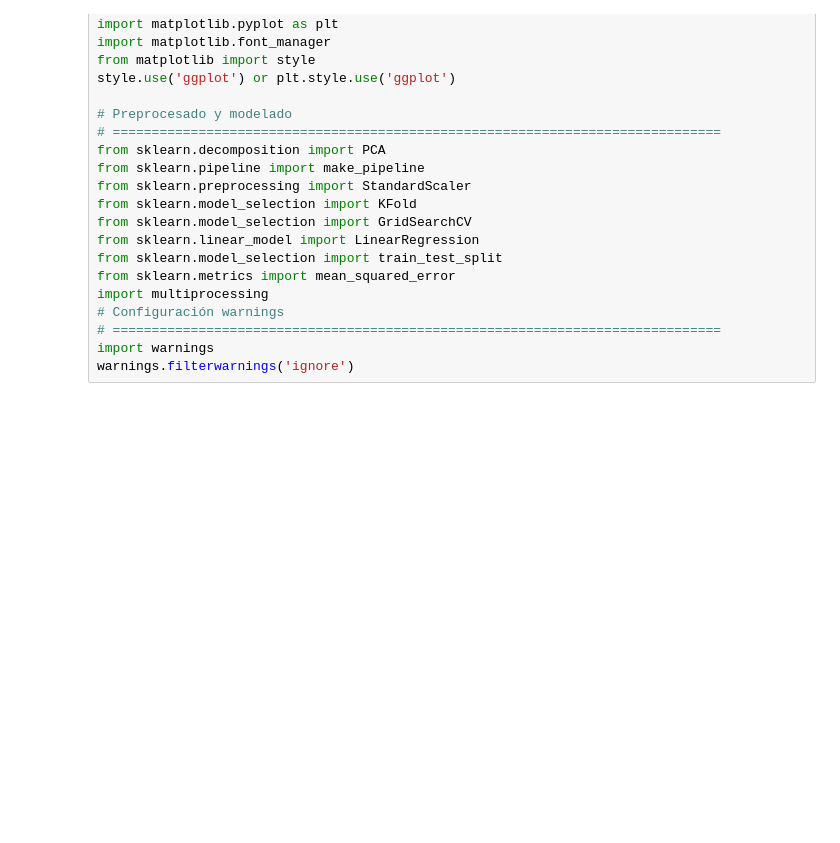
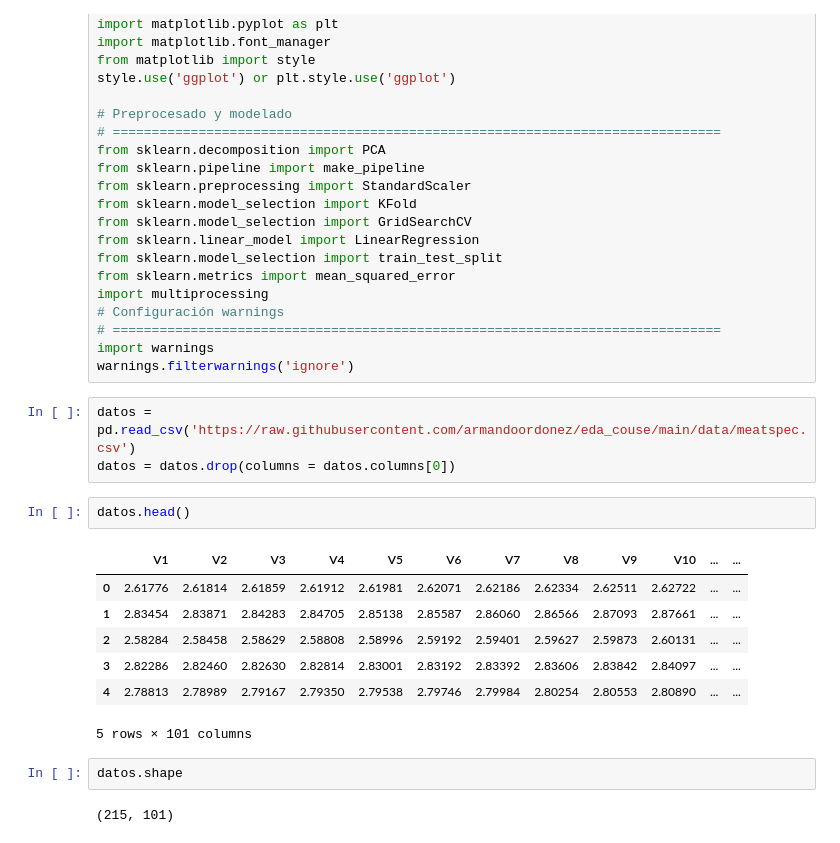
Before and after one commit to armandoordonez/eda_couse, a Jupyter notebook: PCR.ipynb, the cells around one changed output. Drawn from its saved outputs; the diff is of its cells as text; blank space fills up the shorter version.

```diff
--- a/PCR.ipynb
+++ b/PCR.ipynb
@@ -31,3 +37,20 @@ import multiprocessing
 # ==============================================================================
 import warnings
 warnings.filterwarnings('ignore')
+# %%
+datos = pd.read_csv('https://raw.githubusercontent.com/armandoordonez/eda_couse/main/data/meatspec.csv')
+datos = datos.drop(columns = datos.columns[0])
+# %%
+datos.head()
+# %% [output]
+|  | V1 | V2 | V3 | V4 | V5 | V6 | V7 | V8 | V9 | V10 | ... | ... |
+| 0 | 2.61776 | 2.61814 | 2.61859 | 2.61912 | 2.61981 | 2.62071 | 2.62186 | 2.62334 | 2.62511 | 2.62722 | ... | ... |
+| 1 | 2.83454 | 2.83871 | 2.84283 | 2.84705 | 2.85138 | 2.85587 | 2.86060 | 2.86566 | 2.87093 | 2.87661 | ... | ... |
+| 2 | 2.58284 | 2.58458 | 2.58629 | 2.58808 | 2.58996 | 2.59192 | 2.59401 | 2.59627 | 2.59873 | 2.60131 | ... | ... |
+| 3 | 2.82286 | 2.82460 | 2.82630 | 2.82814 | 2.83001 | 2.83192 | 2.83392 | 2.83606 | 2.83842 | 2.84097 | ... | ... |
+| 4 | 2.78813 | 2.78989 | 2.79167 | 2.79350 | 2.79538 | 2.79746 | 2.79984 | 2.80254 | 2.80553 | 2.80890 | ... | ... |
+5 rows × 101 columns
+# %%
+datos.shape
+# %% [output]
+(215, 101)
```
Also changed, not shown: parts of 15 cells of this notebook.
